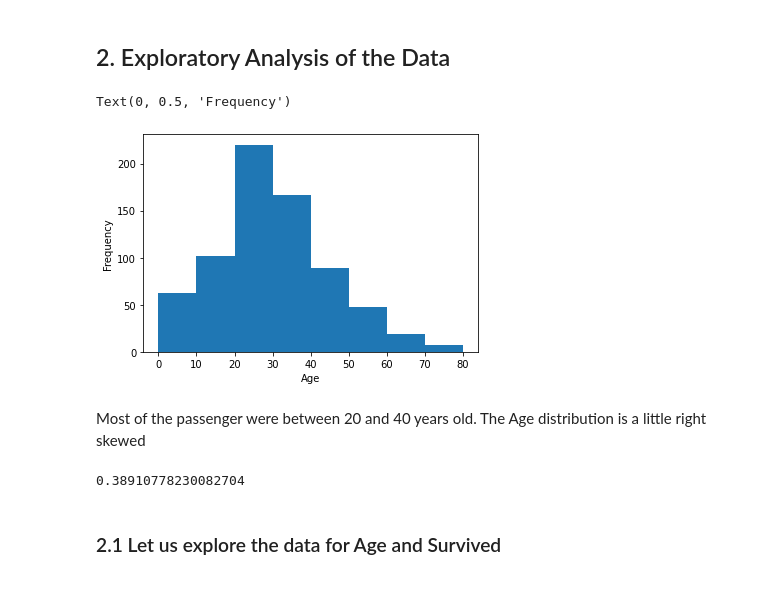
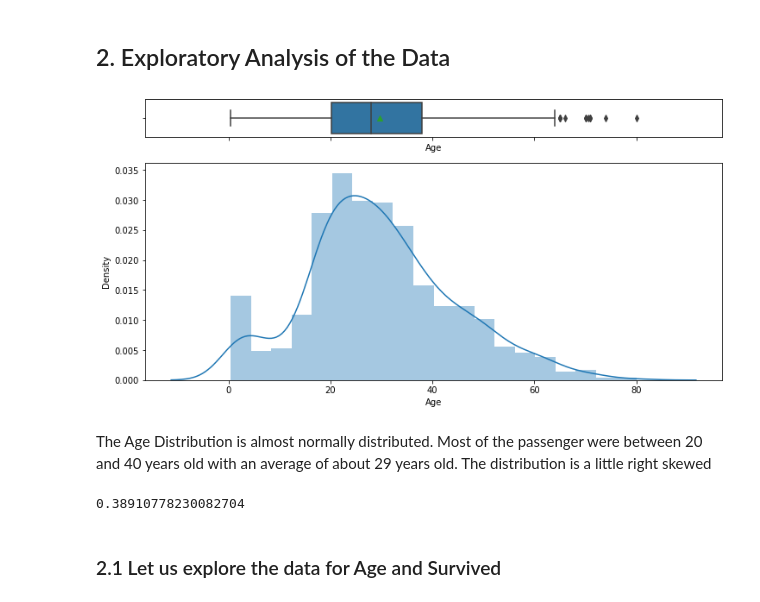
Before and after one commit to dabson2020/Projects-Portfolio, a Jupyter notebook: Classification/Titanic Prediction Project/THE TITANIC.ipynb, the cells around one changed output. Drawn from its saved outputs; the diff is of its cells as text; code cells hidden in the pictures.

```diff
--- a/Classification/Titanic Prediction Project/THE TITANIC.ipynb
+++ b/Classification/Titanic Prediction Project/THE TITANIC.ipynb
@@ -204,13 +218,0 @@ hist_box(train_data,)
-# %%
-plt.hist(train_data.Age, bins=np.arange(0,90,10))
-plt.xlabel('Age')
-plt.ylabel('Frequency')
-# %% [output]
-Text(0, 0.5, 'Frequency')
-[figure, removed]
-# %% [markdown]
-Most of the passenger were between 20 and 40 years old. The Age distribution is a little right skewed
-# %%
-train_data['Age'].skew()
-# %% [output]
-0.38910778230082704
@@ -217,3 +227,13 @@ train_data['Age'].skew()
+# %%
+hist_box(train_data,'Age')
+# %% [output]
+[figure, added]
+# %% [markdown]
+The Age Distribution is almost normally distributed. Most of the passenger were between 20 and 40 years old with an average of about 29 years old. The distribution is a little right skewed
+# %%
+train_data['Age'].skew()
+# %% [output]
+0.38910778230082704
 # %% [markdown]
 ### 2.1 Let us explore the data for Age and Survived
 # %%
```
Also changed, not shown: parts of 49 cells of this notebook, 1 other file.
